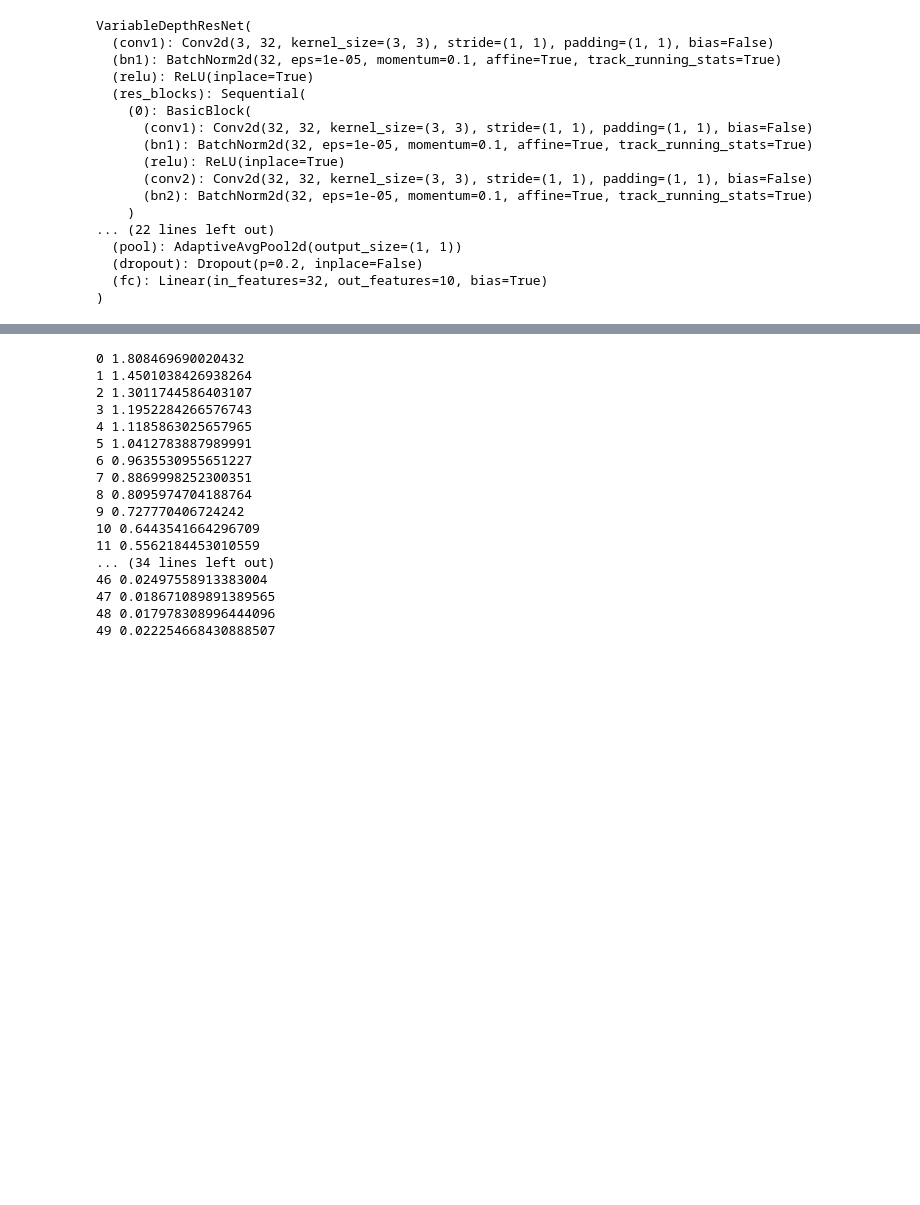
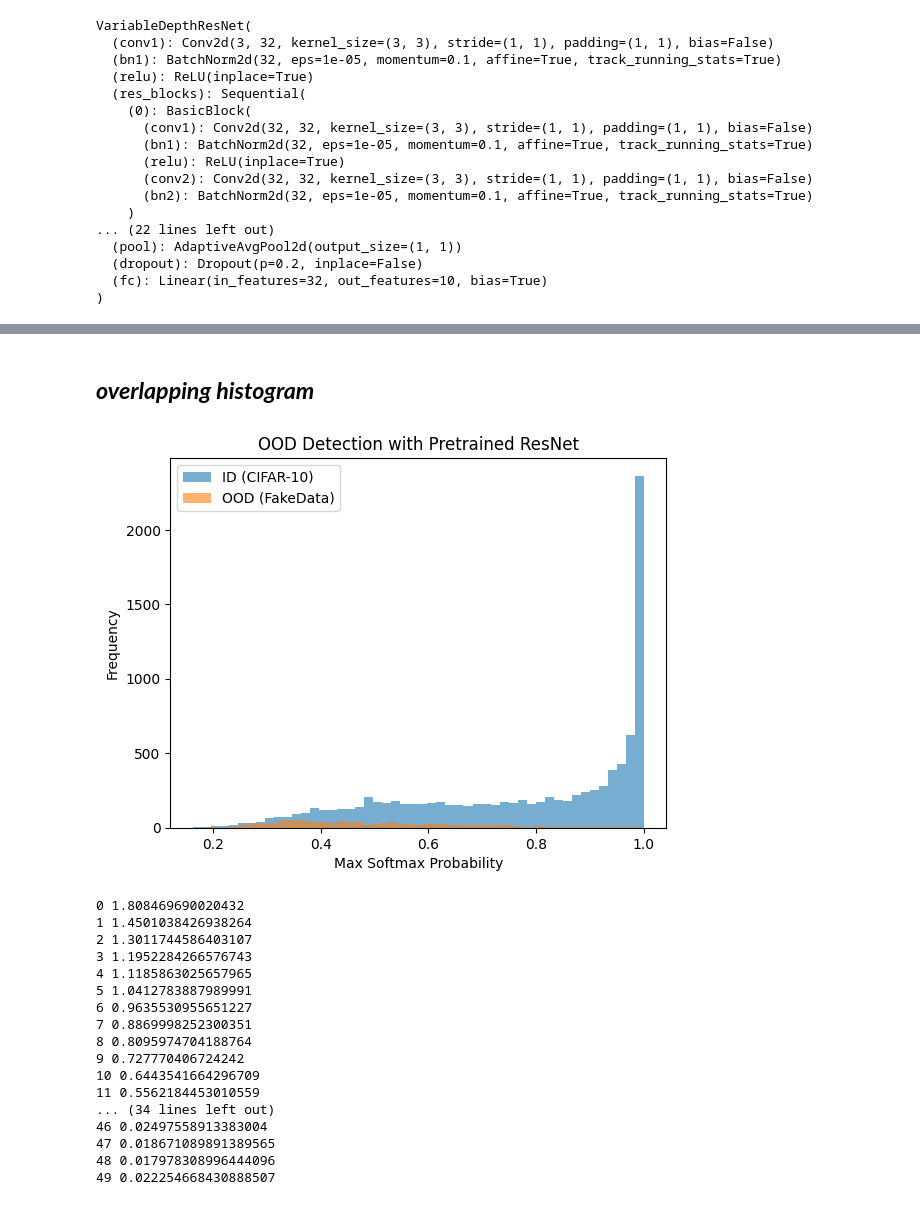
Before and after one commit to emile-kophi/AML_Labs, a Jupyter notebook: Exercise_4/Lab4_Adversarial_learning.ipynb, the cells around one changed output, grey strips where cells are left out. Cells and saved outputs as stored; diff of their text form; code cells hidden in the pictures; blank space fills up the shorter version.

```diff
--- a/Exercise_4/Lab4_Adversarial_learning.ipynb
+++ b/Exercise_4/Lab4_Adversarial_learning.ipynb
@@ -172,0 +163,12 @@ device
+# %%
+def get_max_softmax_scores(model, dataloader, device):
+    model.eval()
+    scores = []
+    with torch.no_grad():
+        for images, _ in dataloader:
+            images = images.to(device)
+            outputs = model(images)
+            probs = F.softmax(outputs, dim=1)
+            max_scores, _ = torch.max(probs, dim=1)
+            scores.extend(max_scores.cpu().numpy())
+    return np.array(scores)
@@ -173,3 +273,19 @@ device
+# %% [markdown]
+## ***overlapping histogram***
+# %%
+id_scores = get_max_softmax_scores(model, testloader, device)
+ood_scores = get_max_softmax_scores(model, fakeloader, device)
+
+#Plot scores
+plt.hist(id_scores, bins=50, alpha=0.6, label="ID (CIFAR-10)")
+plt.hist(ood_scores, bins=50, alpha=0.6, label="OOD (FakeData)")
+plt.xlabel("Max Softmax Probability")
+plt.ylabel("Frequency")
+plt.legend()
+plt.title("OOD Detection with Pretrained ResNet")
+plt.show()
+# %% [output]
+[figure, added]
 # %%
 load_resnet = False
 load = False
```
Also changed, not shown: parts of 24 cells of this notebook.
